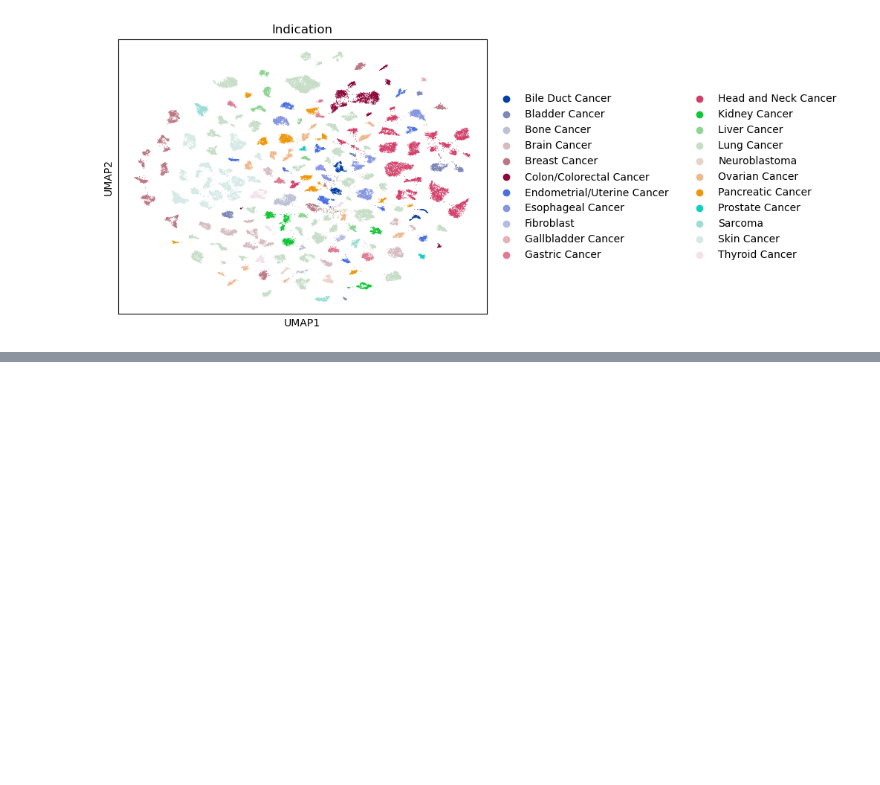
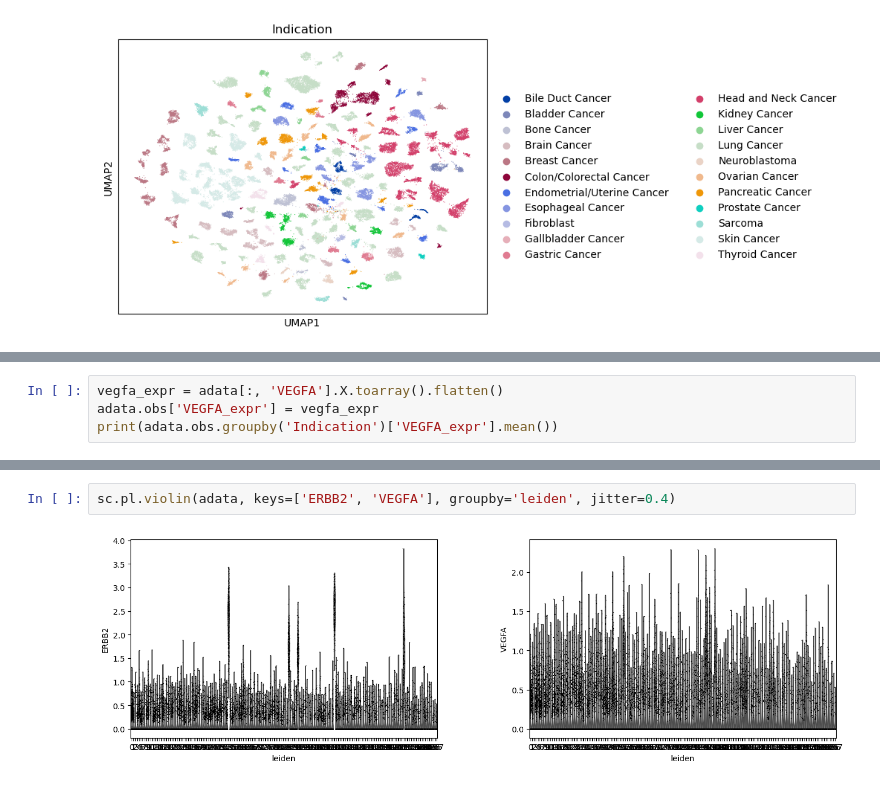
Before and after one commit to priyalT/Kinker-, a Jupyter notebook: analysis/240702_kinker_scanpy.ipynb, the cells around one changed output, grey strips where cells are left out. Cells and saved outputs as stored; diff of their text form; blank space fills up the shorter version.

```diff
--- a/analysis/240702_kinker_scanpy.ipynb
+++ b/analysis/240702_kinker_scanpy.ipynb
@@ -32,0 +82,4 @@ sc.pl.umap(adata, color=['Indication'])
+# %%
+vegfa_expr = adata[:, 'VEGFA'].X.toarray().flatten()
+adata.obs['VEGFA_expr'] = vegfa_expr
+print(adata.obs.groupby('Indication')['VEGFA_expr'].mean())
@@ -32,0 +104,4 @@ sc.pl.umap(adata, color=['Indication'])
+# %%
+sc.pl.violin(adata, keys=['ERBB2', 'VEGFA'], groupby='leiden', jitter=0.4)
+# %% [output]
+[figure, added]
```
Also changed, not shown: parts of 7 cells of this notebook.
